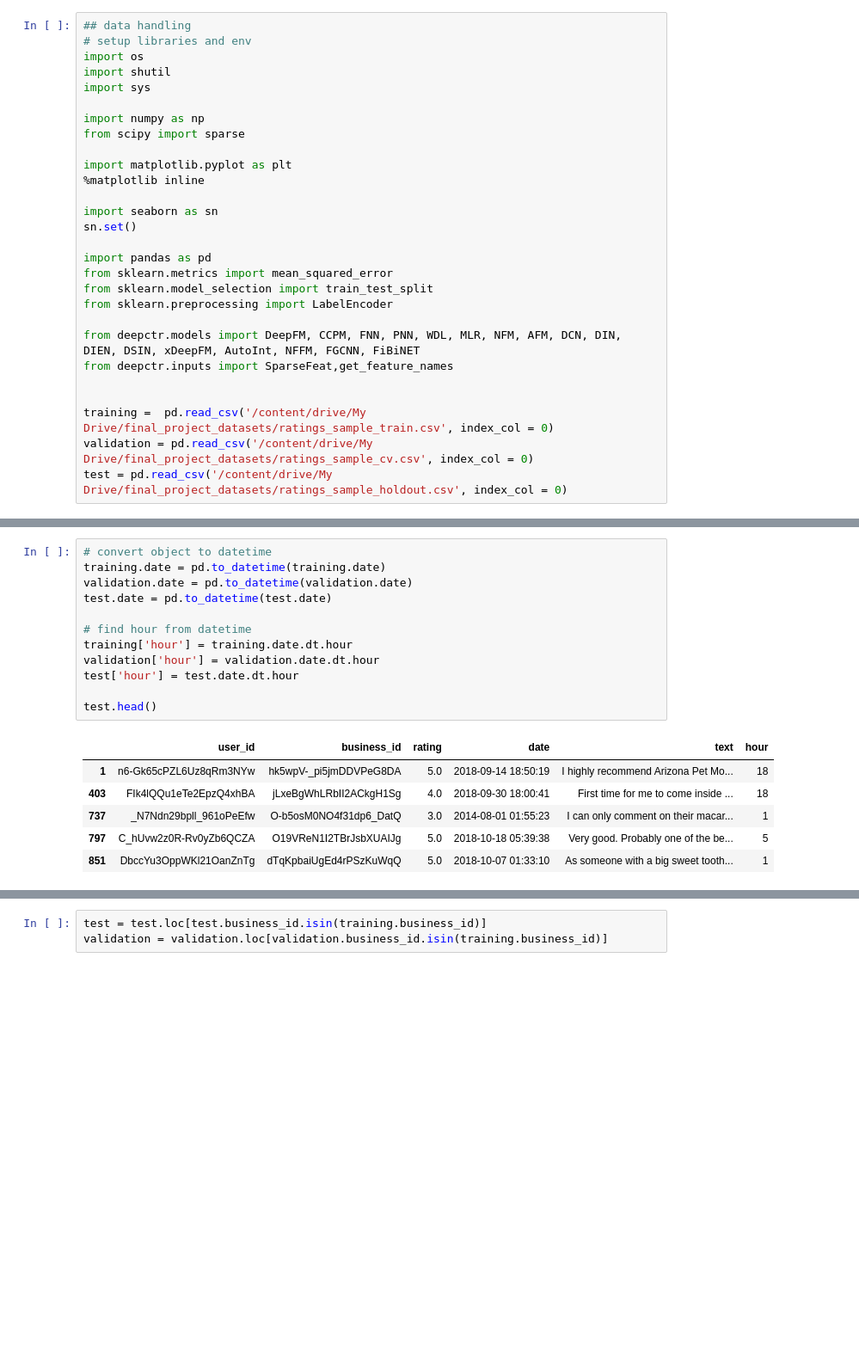
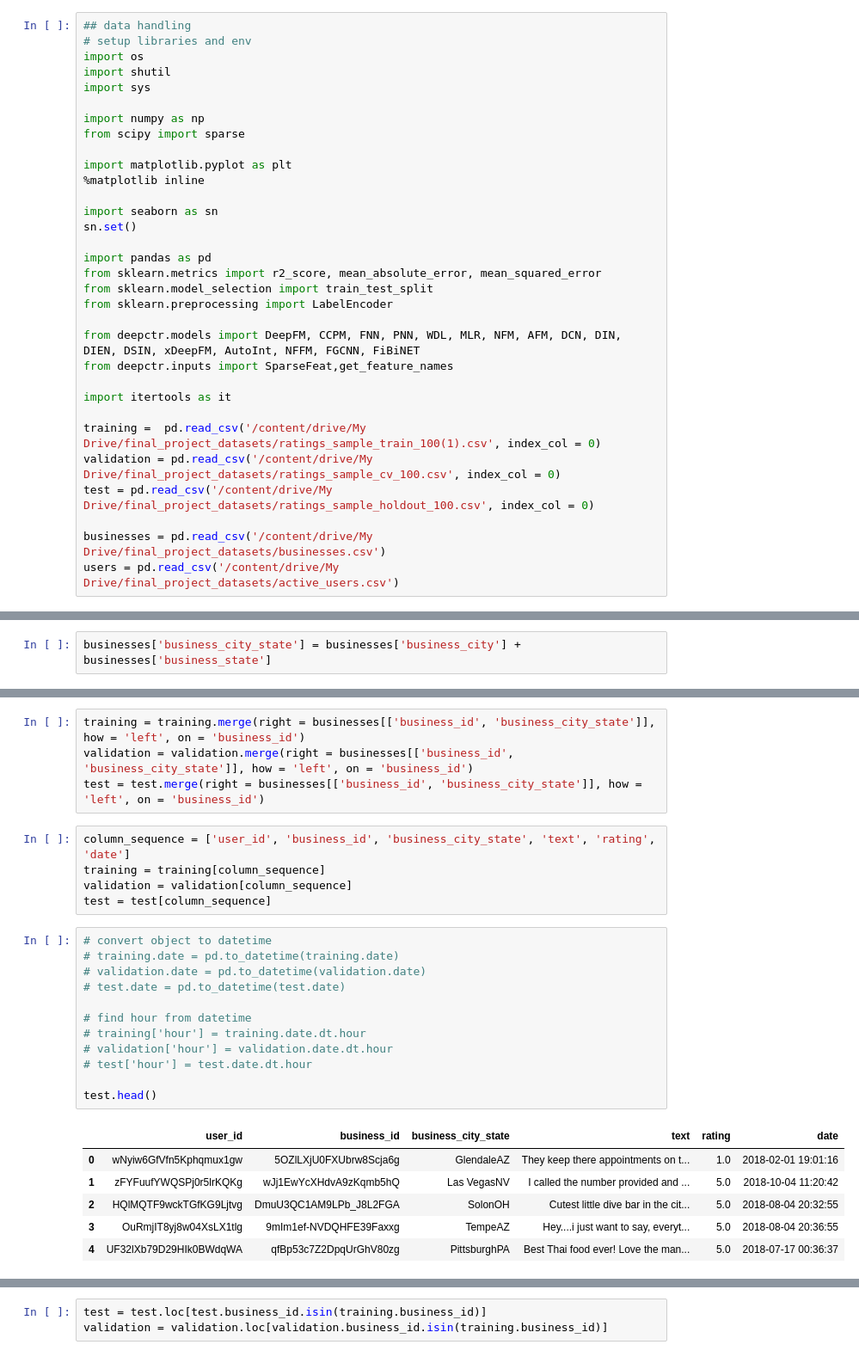
Before and after one commit to jiangzl2016/yelp-rating-prediction, a Jupyter notebook: VAE_RecSys.ipynb, the cells around one changed output, grey strips where cells are left out. Shown: that part at 86% size. Cells and saved outputs as stored; diff of their text form; blank space fills up the shorter version.

```diff
--- a/VAE_RecSys.ipynb
+++ b/VAE_RecSys.ipynb
@@ -42,14 +82,18 @@ import seaborn as sn
 sn.set()
 
 import pandas as pd
-from sklearn.metrics import mean_squared_error
+from sklearn.metrics import r2_score, mean_absolute_error, mean_squared_error
 from sklearn.model_selection import train_test_split
 from sklearn.preprocessing import LabelEncoder
 
 from deepctr.models import DeepFM, CCPM, FNN, PNN, WDL, MLR, NFM, AFM, DCN, DIN, DIEN, DSIN, xDeepFM, AutoInt, NFFM, FGCNN, FiBiNET
 from deepctr.inputs import SparseFeat,get_feature_names
 
+import itertools as it
 
-training =  pd.read_csv('/content/drive/My Drive/final_project_datasets/ratings_sample_train.csv', index_col = 0)
-validation = pd.read_csv('/content/drive/My Drive/final_project_datasets/ratings_sample_cv.csv', index_col = 0)
-test = pd.read_csv('/content/drive/My Drive/final_project_datasets/ratings_sample_holdout.csv', index_col = 0)
+training =  pd.read_csv('/content/drive/My Drive/final_project_datasets/ratings_sample_train_100(1).csv', index_col = 0)
+validation = pd.read_csv('/content/drive/My Drive/final_project_datasets/ratings_sample_cv_100.csv', index_col = 0)
+test = pd.read_csv('/content/drive/My Drive/final_project_datasets/ratings_sample_holdout_100.csv', index_col = 0)
+
+businesses = pd.read_csv('/content/drive/My Drive/final_project_datasets/businesses.csv')
+users = pd.read_csv('/content/drive/My Drive/final_project_datasets/active_users.csv')
@@ -55,0 +106,2 @@ test = pd.read_csv('/content/drive/My Drive/final_project_datasets/ratings_sampl
+# %%
+businesses['business_city_state'] = businesses['business_city'] + businesses['business_state']
@@ -56,19 +112,28 @@ test = pd.read_csv('/content/drive/My Drive/final_project_datasets/ratings_sampl
+# %%
+training = training.merge(right = businesses[['business_id', 'business_city_state']], how = 'left', on = 'business_id')
+validation = validation.merge(right = businesses[['business_id', 'business_city_state']], how = 'left', on = 'business_id')
+test = test.merge(right = businesses[['business_id', 'business_city_state']], how = 'left', on = 'business_id')
+# %%
+column_sequence = ['user_id', 'business_id', 'business_city_state', 'text', 'rating', 'date']
+training = training[column_sequence]
+validation = validation[column_sequence]
+test = test[column_sequence]
 # %%
 # convert object to datetime
-training.date = pd.to_datetime(training.date)
-validation.date = pd.to_datetime(validation.date)
-test.date = pd.to_datetime(test.date)
+# training.date = pd.to_datetime(training.date)
+# validation.date = pd.to_datetime(validation.date)
+# test.date = pd.to_datetime(test.date)
 
 # find hour from datetime
-training['hour'] = training.date.dt.hour
-validation['hour'] = validation.date.dt.hour
-test['hour'] = test.date.dt.hour
+# training['hour'] = training.date.dt.hour
+# validation['hour'] = validation.date.dt.hour
+# test['hour'] = test.date.dt.hour
 
 test.head()
 # %% [output]
-|  | user_id | business_id | rating | date | text | hour |
-| 1 | n6-Gk65cPZL6Uz8qRm3NYw | hk5wpV-_pi5jmDDVPeG8DA | 5.0 | 2018-09-14 18:50:19 | I highly recommend Arizona Pet Mo... | 18 |
-| 403 | FIk4lQQu1eTe2EpzQ4xhBA | jLxeBgWhLRbII2ACkgH1Sg | 4.0 | 2018-09-30 18:00:41 | First time for me to come inside ... | 18 |
-| 737 | _N7Ndn29bpll_961oPeEfw | O-b5osM0NO4f31dp6_DatQ | 3.0 | 2014-08-01 01:55:23 | I can only comment on their macar... | 1 |
-| 797 | C_hUvw2z0R-Rv0yZb6QCZA | O19VReN1I2TBrJsbXUAIJg | 5.0 | 2018-10-18 05:39:38 | Very good. Probably one of the be... | 5 |
-| 851 | DbccYu3OppWKl21OanZnTg | dTqKpbaiUgEd4rPSzKuWqQ | 5.0 | 2018-10-07 01:33:10 | As someone with a big sweet tooth... | 1 |
+|  | user_id | business_id | business_city_state | text | rating | date |
+| 0 | wNyiw6GfVfn5Kphqmux1gw | 5OZlLXjU0FXUbrw8Scja6g | GlendaleAZ | They keep there appointments on t... | 1.0 | 2018-02-01 19:01:16 |
+| 1 | zFYFuufYWQSPj0r5lrKQKg | wJj1EwYcXHdvA9zKqmb5hQ | Las VegasNV | I called the number provided and ... | 5.0 | 2018-10-04 11:20:42 |
+| 2 | HQlMQTF9wckTGfKG9Ljtvg | DmuU3QC1AM9LPb_J8L2FGA | SolonOH | Cutest little dive bar in the cit... | 5.0 | 2018-08-04 20:32:55 |
+| 3 | OuRmjIT8yj8w04XsLX1tlg | 9mIm1ef-NVDQHFE39Faxxg | TempeAZ | Hey....i just want to say, everyt... | 5.0 | 2018-08-04 20:36:55 |
+| 4 | UF32lXb79D29HIk0BWdqWA | qfBp53c7Z2DpqUrGhV80zg | PittsburghPA | Best Thai food ever! Love the man... | 5.0 | 2018-07-17 00:36:37 |
```
Also changed, not shown: parts of 75 cells of this notebook, 1 other file.
